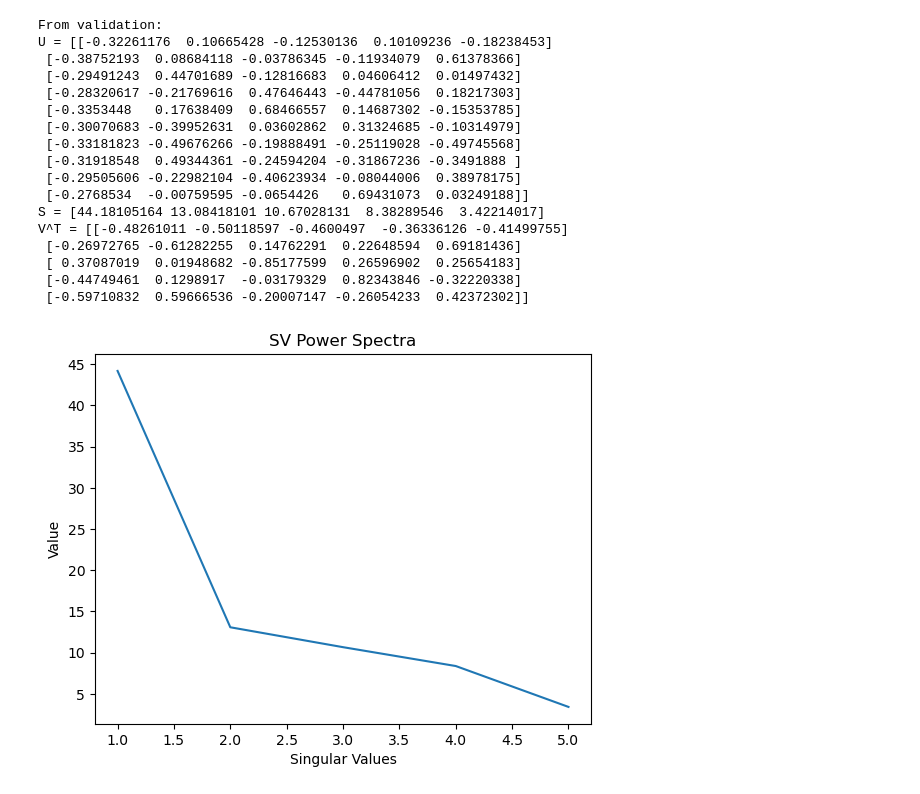
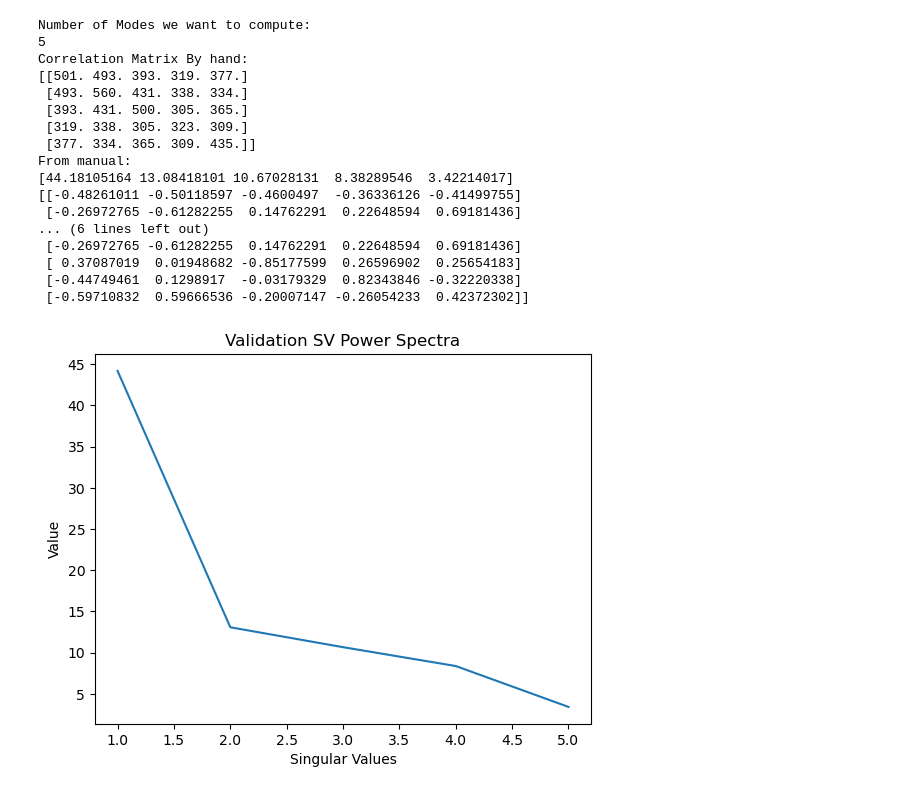
Before and after one commit to mquan2k2/ROM-Heart-Valve, a Jupyter notebook: POD.ipynb, the cells around one changed output. Cells and saved outputs as stored; diff of their text form; code cells hidden in the pictures.

```diff
--- a/POD.ipynb
+++ b/POD.ipynb
@@ -45,7 +88,7 @@ def POD_regular_validate(ProjectName):
     return U, S, Vt
 # %%
 # Plot Log of normalized singular values
-def plot_singular(S):
+def plot_singular(S, titlename):
     # Create the plot
 
     x = np.arange(1, len(S) + 1)
@@ -54,42 +97,44 @@ def plot_singular(S):
     # Add labels and title
     plt.xlabel('Singular Values')
     plt.ylabel('Value')
-    plt.title('SV Power Spectra')
+    plt.title(titlename)
 
     # Show the plot
     plt.show()
 # %%
 def main(ProjectName, NumSS, NumModes):
     # SVD for computation of
-    U, S, Vt = POD_regular(ProjectName, NumSS, NumModes)
+    S, Vt = POD_regular(ProjectName, NumSS, NumModes)
     # SVD on complete matrix for validation
     U_val, S_val, Vt_val = POD_regular_validate(ProjectName)
 
-    return U_val, S_val, Vt_val
+    return S, Vt, U_val, S_val, Vt_val
 # %%
 if __name__ == "__main__":
     # Read Variables
     inputs = read_variables_to_globals("input_POD.txt")
 
-    U, S, Vt = main(ProjectName)
+    S, Vt, U_val, S_val, Vt_val = main(ProjectName, 5, 5)
 
-    plot_singular(S)
+    plot_singular(S_val, 'Validation SV Power Spectra')
+
+    plot_singular(S, 'Manual SV Power Spectra')
 # %% [output]
-From validation:
-U = [[-0.32261176  0.10665428 -0.12530136  0.10109236 -0.18238453]
- [-0.38752193  0.08684118 -0.03786345 -0.11934079  0.61378366]
- [-0.29491243  0.44701689 -0.12816683  0.04606412  0.01497432]
- [-0.28320617 -0.21769616  0.47646443 -0.44781056  0.18217303]
- [-0.3353448   0.17638409  0.68466557  0.14687302 -0.15353785]
- [-0.30070683 -0.39952631  0.03602862  0.31324685 -0.10314979]
- [-0.33181823 -0.49676266 -0.19888491 -0.25119028 -0.49745568]
- [-0.31918548  0.49344361 -0.24594204 -0.31867236 -0.3491888 ]
- [-0.29505606 -0.22982104 -0.40623934 -0.08044006  0.38978175]
- [-0.2768534  -0.00759595 -0.0654426   0.69431073  0.03249188]]
-S = [44.18105164 13.08418101 10.67028131  8.38289546  3.42214017]
-V^T = [[-0.48261011 -0.50118597 -0.4600497  -0.36336126 -0.41499755]
+Number of Modes we want to compute:
+5
+Correlation Matrix By hand:
+[[501. 493. 393. 319. 377.]
+ [493. 560. 431. 338. 334.]
+ [393. 431. 500. 305. 365.]
+ [319. 338. 305. 323. 309.]
+ [377. 334. 365. 309. 435.]]
+From manual:
+[44.18105164 13.08418101 10.67028131  8.38289546  3.42214017]
+[[-0.48261011 -0.50118597 -0.4600497  -0.36336126 -0.41499755]
+ [-0.26972765 -0.61282255  0.14762291  0.22648594  0.69181436]
+... (6 lines left out)
  [-0.26972765 -0.61282255  0.14762291  0.22648594  0.69181436]
  [ 0.37087019  0.01948682 -0.85177599  0.26596902  0.25654183]
  [-0.44749461  0.1298917  -0.03179329  0.82343846 -0.32220338]
  [-0.59710832  0.59666536 -0.20007147 -0.26054233  0.42372302]]
-[figure, old version]
+[figure, new version]
```
Also changed, not shown: parts of 4 cells of this notebook.
